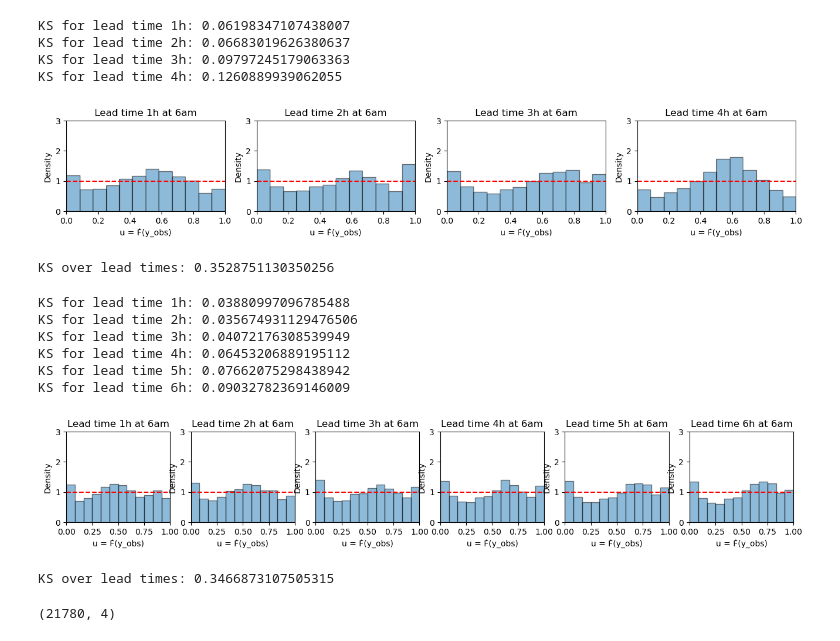
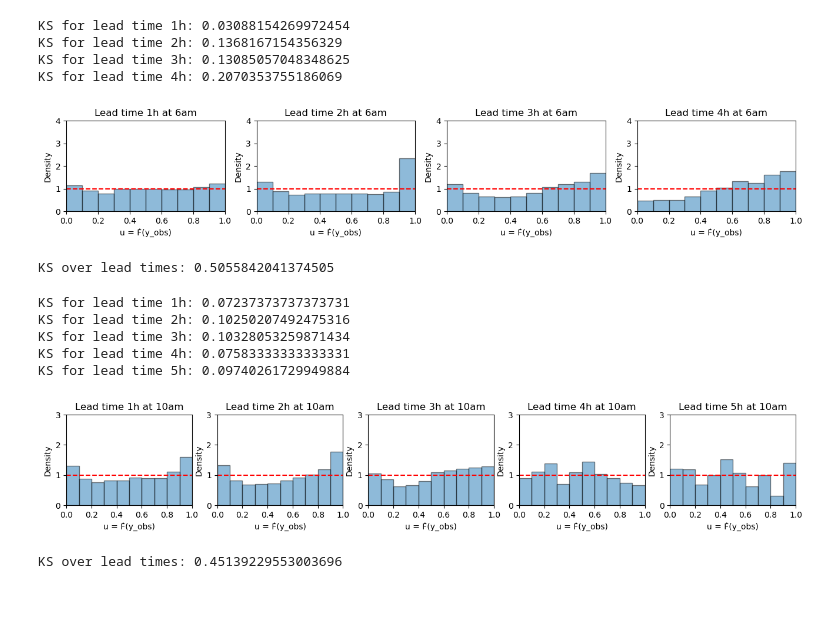
Before and after one commit to gterren/functional_forecast_dynamic_update, a Jupyter notebook: solar_bias_analysis.ipynb, the cells around one changed output. Saved outputs shown, nothing was run; the diff lists cells and outputs as text; code cells hidden in the pictures; blank space fills up the shorter version.

```diff
--- a/solar_bias_analysis.ipynb
+++ b/solar_bias_analysis.ipynb
@@ -732,16 +1015,26 @@ print(np.absolute(np.median(B_, axis = 0)).max(), np.absolute(np.mean(B_, axis =
 # %%
 lead = 1
-bins = 12
+bins = 10
+
+# idx_1_ = N_[:, 2] == N_[:, 2].min()
+# idx_2_ = (N_[:, 2] > N_[:, 2].min()) & (N_[:, 2] < N_[:, 2].max())
+# idx_3_ = N_[:, 2] == N_[:, 2].max()
+# idx_4_ = idx_1_ | idx_2_ | idx_3_
+# idx_5_ = idx_2_ | idx_3_
+# print(idx_1_.sum(), idx_2_.sum(), idx_3_.sum(), idx_4_.sum(), idx_5_.sum())
+
+# for idx_ in [idx_1_, idx_2_, idx_3_, idx_4_, idx_5_]:
+
 ttl = 0.
 
 fig, ax = plt.subplots(1, 4, figsize=(16, 2))
 
 for i in range(4):
     _plot_PIT(ax[i], U_[:, (i + lead)*12],
-              bins = bins,
-              title = f'Lead time {i + lead}h at 6am')
+                bins = bins,
+                title = f'Lead time {i + lead}h at 6am')
 
-    ax[i].set_ylim(0, 3)
+    ax[i].set_ylim(0, 4)
 
     KS = _KS(U_[:, (i + lead)*12])
     ttl += KS
@@ -752,47 +1045,49 @@ plt.show()
 
 print(f'KS over lead times: {ttl}')
 # %% [output]
-KS for lead time 1h: 0.06198347107438007
-KS for lead time 2h: 0.06683019626380637
-KS for lead time 3h: 0.09797245179063363
-KS for lead time 4h: 0.1260889939062055
+KS for lead time 1h: 0.03088154269972454
+KS for lead time 2h: 0.1368167154356329
+KS for lead time 3h: 0.13085057048348625
+KS for lead time 4h: 0.2070353755186069
-[figure, old version]
+[figure, new version]
-KS over lead times: 0.3528751130350256
+KS over lead times: 0.5055842041374505
 # %%
 lead = 1
-bins = 12
+bins = 10
+n_intervals = 5
+
+# idx_1_ = N_[:, 2] == N_[:, 2].min()
+# idx_2_ = (N_[:, 2] > N_[:, 2].min()) & (N_[:, 2] < N_[:, 2].max())
+# idx_3_ = N_[:, 2] == N_[:, 2].max()
+# idx_4_ = idx_1_ | idx_2_ | idx_3_
+# idx_5_ = idx_2_ | idx_3_
+# print(idx_1_.sum(), idx_2_.sum(), idx_3_.sum(), idx_4_.sum(), idx_5_.sum())
+
+# for idx_ in [idx_1_, idx_2_, idx_3_, idx_4_, idx_5_]:
+
 ttl = 0.
-n_intervals = 6
 
 fig, ax = plt.subplots(1, n_intervals, figsize=(16, 2))
 
 for i in range(n_intervals):
-    _plot_PIT(ax[i], U_[:, (i + lead)*6:(i + lead + 1)*6].flatten(),
-            bins = bins,
-            title = f'Lead time {i + lead}h at 6am')
+    _plot_PIT(ax[i], U_[:, (i + lead)*12:(i + lead + 1)*12].flatten(),
+                bins = bins,
+                title = f'Lead time {i + lead}h at 10am')
     ax[i].set_ylim(0, 3)
 
-    KS = _KS(U_[:, (i + lead)*6:(i + lead + 1)*6].flatten())
+    KS = _KS(U_[:, (i + lead)*12:(i + lead + 1)*12].flatten())
     ttl += KS
 
     print(f'KS for lead time {i + lead}h: {KS}')
 
 plt.show()
 
 print(f'KS over lead times: {ttl}')
 # %% [output]
-KS for lead time 1h: 0.03880997096785488
-KS for lead time 2h: 0.035674931129476506
-KS for lead time 3h: 0.04072176308539949
-KS for lead time 4h: 0.06453206889195112
-KS for lead time 5h: 0.07662075298438942
-KS for lead time 6h: 0.09032782369146009
+KS for lead time 1h: 0.07237373737373731
+KS for lead time 2h: 0.10250207492475316
+KS for lead time 3h: 0.10328053259871434
+KS for lead time 4h: 0.07583333333333331
+KS for lead time 5h: 0.09740261729949884
-[figure, old version]
+[figure, new version]
-KS over lead times: 0.3466873107505315
+KS over lead times: 0.45139229553003696
-# %%
-df_ = pd.concat([df_1_, df_2_, df_3_], axis = 0)
-print(df_.shape)
-
-df_.to_csv(path_to_validation + f'/{resource}_{method}_dispersion-1.csv', index = False)
-# %% [output]
-(21780, 4)
```
Also changed, not shown: parts of 27 cells of this notebook, 6 other files.
